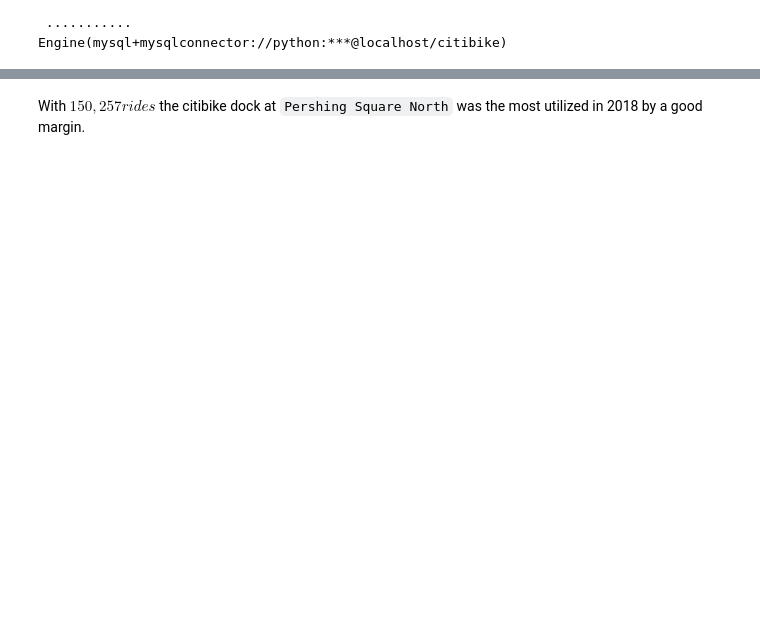
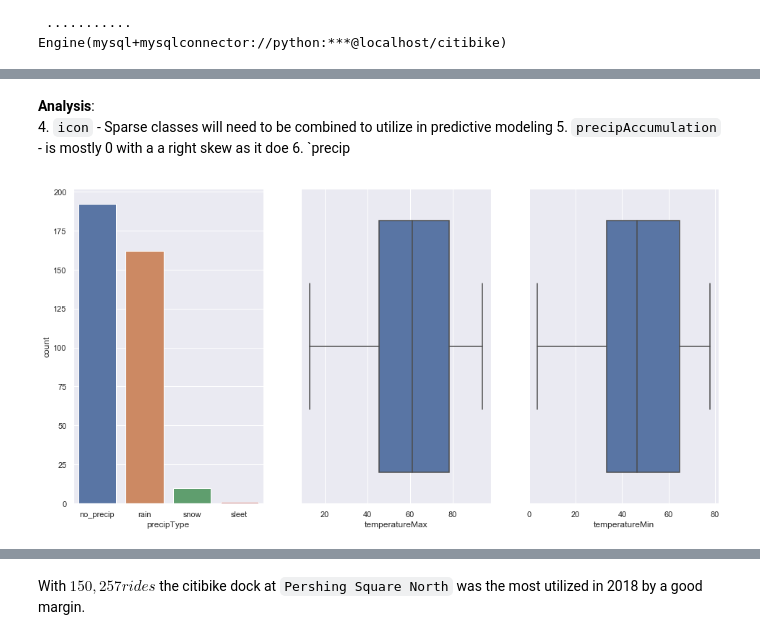
Before and after one commit to jacoblgoodman/DAV-5400, a Jupyter notebook: final/j_goodman_finalproject.ipynb, the cells around one changed output, grey strips where cells are left out. Cells and saved outputs as stored; diff of their text form; code cells hidden in the pictures; blank space fills up the shorter version.

```diff
--- a/final/j_goodman_finalproject.ipynb
+++ b/final/j_goodman_finalproject.ipynb
@@ -122,0 +309,19 @@ display(df_docks)
+# %% [markdown]
+**Analysis**:
+4. `icon` - Sparse classes will need to be combined to utilize in predictive modeling
+5. `precipAccumulation` - is mostly 0 with a a right skew as it doe
+6.  `precip
+# %%
+sns.set()
+sns.set_style();
+plt.figure(figsize=(16,8))#.suptitle('distributions',fontsize=16)
+plt.tight_layout();
+plt.subplot(1,3,1);
+sns.countplot(df.precipType);
+#plt.xticks(rotation = 90);
+plt.subplot(1,3,2);
+sns.boxplot(df.temperatureMax);
+plt.subplot(1,3,3);
+sns.boxplot(df.temperatureMin);
+# %% [output]
+[figure, added]
```
Also changed, not shown: parts of 36 cells of this notebook.
